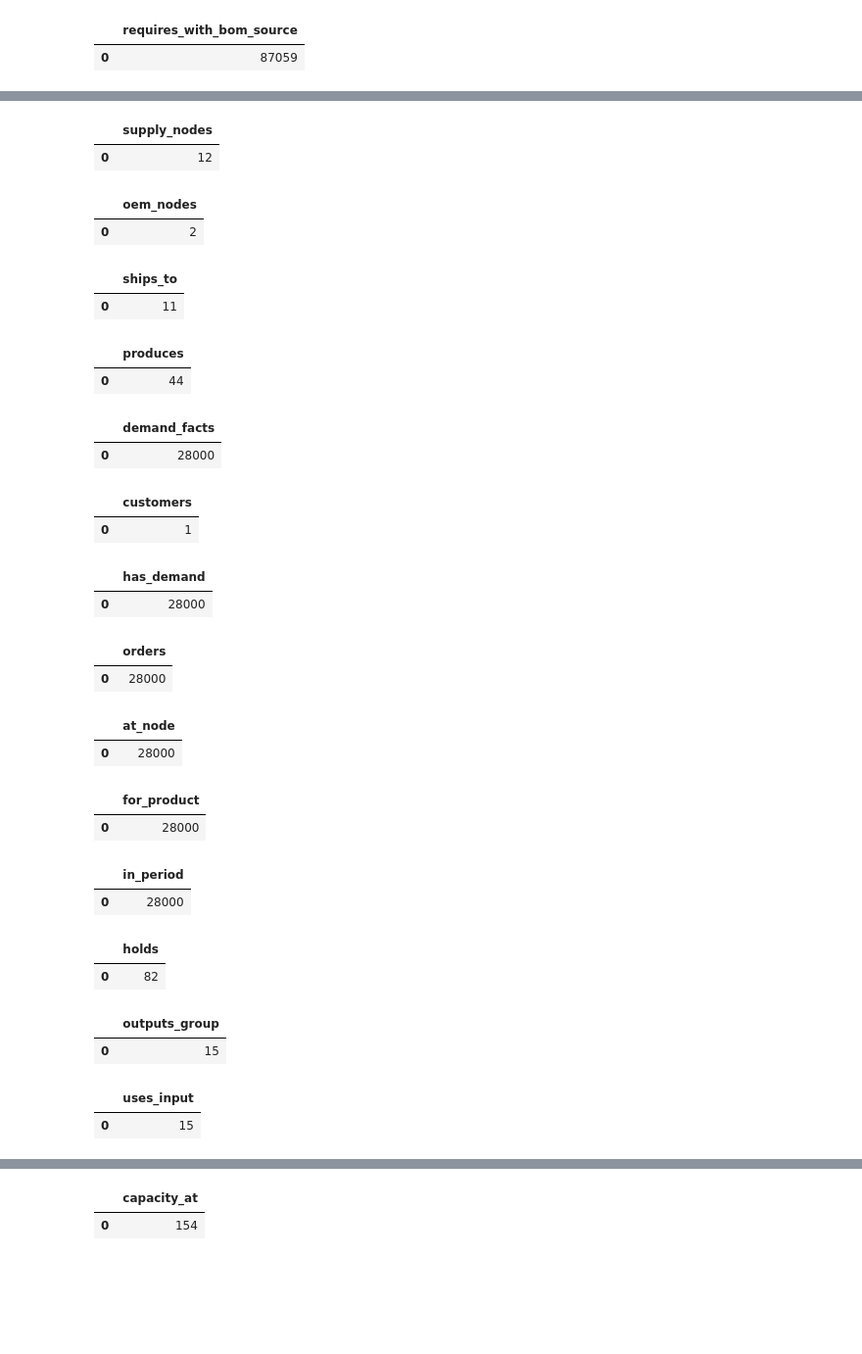
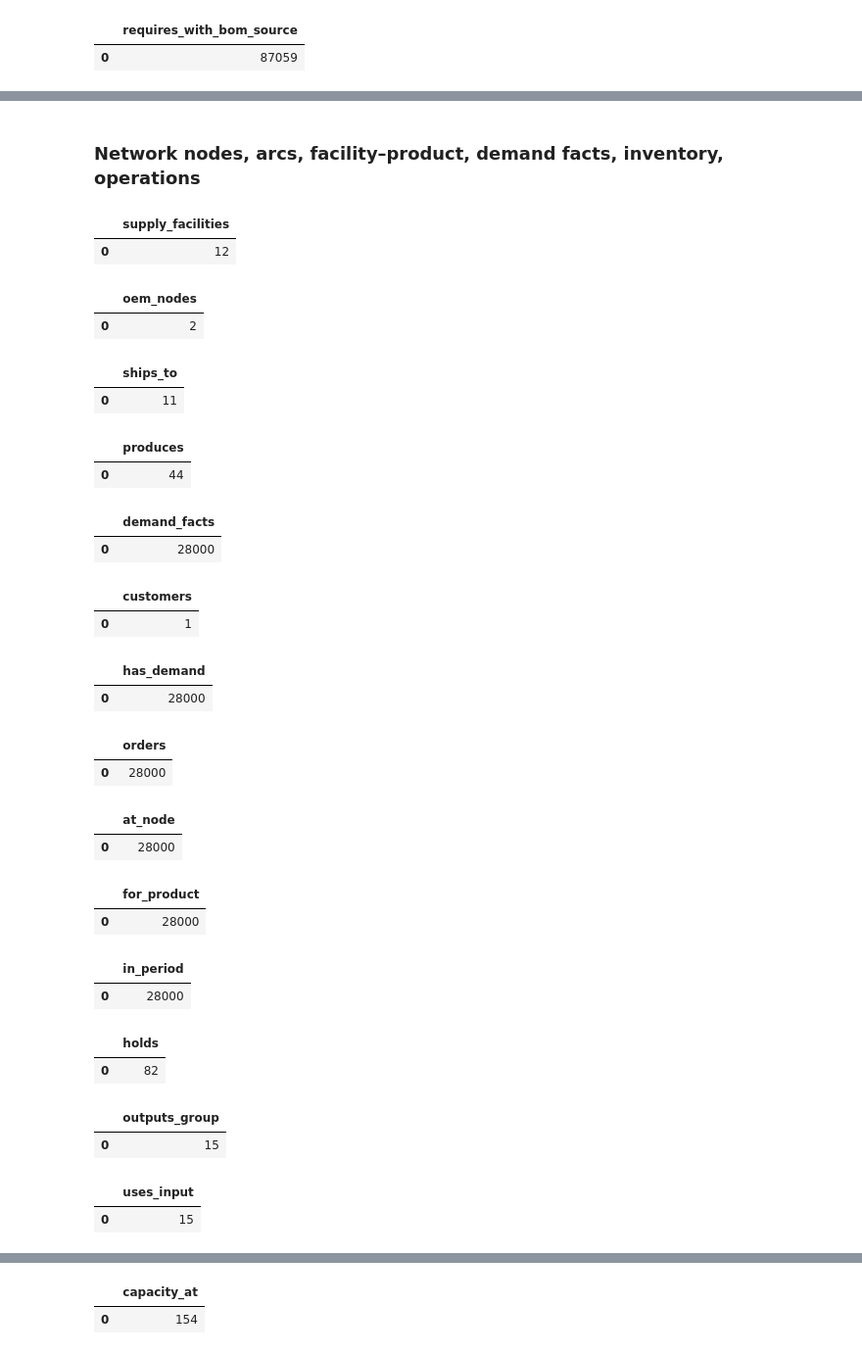
Before and after one commit to PeterMangoro/neo4j, a Jupyter notebook: finalProject/AutomotiveSupplyChain_Merged_Submission.ipynb, the cells around one changed output, grey strips where cells are left out. Shown at 98% size. Cells and saved outputs as stored; diff of their text form; code cells hidden in the pictures; blank space fills up the shorter version.

```diff
--- a/finalProject/AutomotiveSupplyChain_Merged_Submission.ipynb
+++ b/finalProject/AutomotiveSupplyChain_Merged_Submission.ipynb
@@ -1380,5 +413,7 @@ display(run_query("MATCH ()-[r:REQUIRES]->() WHERE r.source = 'BOM' RETURN count
+# %% [markdown]
+### Network nodes, arcs, facility–product, demand facts, inventory, operations
 # %%
-# — LOAD CSV: Node (+ domain labels), SHIPS_TO (+arcKey), PRODUCES, DemandFact + Customer,
+# — LOAD CSV: Facility (+ domain labels), SHIPS_TO (+arcKey), PRODUCES, DemandFact + Customer,
 # HOLDS, OUTPUTS_GROUP + USES_INPUT
 
 
@@ -1386,18 +421,18 @@ nodes_cypher = """
 LOAD CSV WITH HEADERS FROM 'file:///nodes.csv' AS row
 WITH trim(toString(row.node_n)) AS nn
 WHERE nn <> ''
-MERGE (:Node {nodeId: nn})
+MERGE (:Facility {nodeId: nn})
 """
 run_query(nodes_cypher)
 
 _node_label_queries = [
- """MATCH (n:Node)
+ """MATCH (n:Facility)
 SET n.displayName = n.nodeId,
  n.siteKind = CASE WHEN n.nodeId IN ['zp7', 'zp8'] THEN 'OEM' ELSE 'supplier' END""",
- "MATCH (n:Node) WHERE n.nodeId IN ['zp7', 'zp8'] SET n:OEM",
- "MATCH (n:Node) WHERE NOT n.nodeId IN ['zp7', 'zp8'] SET n:SupplierSite",
- "MATCH (n:Node) WHERE n.nodeId ENDS WITH '_prod' SET n:Production",
- "MATCH (n:Node) WHERE n.nodeId ENDS WITH '_inv' SET n:Inventory",
+ "MATCH (n:Facility) WHERE n.nodeId IN ['zp7', 'zp8'] SET n:OEM",
+ "MATCH (n:Facility) WHERE NOT n.nodeId IN ['zp7', 'zp8'] SET n:SupplierSite",
+ "MATCH (n:Facility) WHERE n.nodeId ENDS WITH '_prod' SET n:Production",
+ "MATCH (n:Facility) WHERE n.nodeId ENDS WITH '_inv' SET n:Inventory",
 ]
 for _q in _node_label_queries:
  run_query(_q)
@@ -1408,8 +443,8 @@ WITH trim(toString(row.starting_node_i)) AS si,
  trim(toString(row.ending_node_j)) AS ej,
  row
 WHERE si <> '' AND ej <> ''
-MERGE (a:Node {nodeId: si})
-MERGE (b:Node {nodeId: ej})
+MERGE (a:Facility {nodeId: si})
+MERGE (b:Facility {nodeId: ej})
 MERGE (a)-[s:SHIPS_TO]->(b)
 SET s.leadTime = coalesce(toInteger(trim(toString(row.process_lead_time_l_ij))), 0),
  s.productGroup = trim(toString(row.group_g)),
@@ -1422,7 +457,7 @@ LOAD CSV WITH HEADERS FROM 'file:///nodes_inflow.csv' AS row
 WITH trim(toString(row.node_n)) AS nn,
  trim(toString(row.product_p)) AS pid
 WHERE nn <> '' AND pid <> ''
-MERGE (n:Node {nodeId: nn})
+MERGE (n:Facility {nodeId: nn})
 MERGE (pr:Product {productId: pid})
 MERGE (n)-[:PRODUCES]->(pr)
 """
@@ -1439,7 +474,7 @@ WHERE ptc <> ''
 WITH nn, pid, row, toInteger(ptc) AS pt
 WHERE pt IS NOT NULL
 MERGE (cust:Customer {customerId: 'market'})
-MERGE (n:Node {nodeId: nn})
+MERGE (n:Facility {nodeId: nn})
 MERGE (pr:Product {productId: pid})
 MERGE (t:Period {periodId: pt})
 MERGE (f:DemandFact {demandKey: nn + '::' + pid + '::' + toString(pt)})
@@ -1462,7 +497,7 @@ WITH nn, pid, row, trim(toString(row.period_t)) AS ptc
 WHERE ptc <> ''
 WITH nn, pid, row, toInteger(ptc) AS pt
 WHERE pt IS NOT NULL
-MERGE (n:Node {nodeId: nn})
+MERGE (n:Facility {nodeId: nn})
 MERGE (pr:Product {productId: pid})
 MERGE (n)-[h:HOLDS {periodId: pt}]->(pr)
 SET h.initialInventory = coalesce(toInteger(trim(toString(row.initial_inventory_I_np0))), 0),
@@ -1477,36 +512,36 @@ WITH trim(toString(row.node_n)) AS nn,
  trim(toString(row.input_product_group_x)) AS gx,
  trim(toString(row.output_product_group_y)) AS gy,
  row
 WHERE nn <> '' AND gx <> '' AND gy <> ''
-MERGE (n:Node {nodeId: nn})
+MERGE (n:Facility {nodeId: nn})
 MERGE (gout:ProductGroup {groupName: gy})
 MERGE (gin:ProductGroup {groupName: gx})
 MERGE (n)-[out:OUTPUTS_GROUP {inputGroup: gx}]->(gout)
 SET out.outputGroup = gy,
  out.inputQty = coalesce(toInteger(trim(toString(row.input_quantity_in_nxy))), 0),
  out.outputQty = coalesce(toInteger(trim(toString(row.output_quantity_out_nxy))), 0),
  out.alpha = coalesce(toFloat(trim(toString(row.alpha_nxy))), 0.0),
  out.beta = coalesce(toFloat(trim(toString(row.beta_nxy))), 0.0)
 MERGE (n)-[inp:USES_INPUT {inputGroup: gx}]->(gin)
 """
 run_query(operations_cypher)
 
-display(run_query("MATCH (n:Node) RETURN count(n) AS supply_nodes"))
+display(run_query("MATCH (n:Facility) RETURN count(n) AS supply_facilities"))
 display(run_query("MATCH (n:OEM) RETURN count(n) AS oem_nodes"))
 display(run_query("MATCH ()-[s:SHIPS_TO]->() RETURN count(s) AS ships_to"))
 display(run_query("MATCH ()-[p:PRODUCES]->() RETURN count(p) AS produces"))
 display(run_query("MATCH (f:DemandFact) RETURN count(f) AS demand_facts"))
 display(run_query("MATCH (c:Customer) RETURN count(c) AS customers"))
 display(run_query("MATCH ()-[r:HAS_DEMAND]->() RETURN count(r) AS has_demand"))
 display(run_query("MATCH ()-[r:ORDERS]->() RETURN count(r) AS orders"))
 display(run_query("MATCH ()-[r:AT_NODE]->() RETURN count(r) AS at_node"))
 display(run_query("MATCH ()-[r:FOR_PRODUCT]->() RETURN count(r) AS for_product"))
 display(run_query("MATCH ()-[r:IN_PERIOD]->() RETURN count(r) AS in_period"))
 display(run_query("MATCH ()-[ho:HOLDS]->() RETURN count(ho) AS holds"))
 display(run_query("MATCH ()-[o:OUTPUTS_GROUP]->() RETURN count(o) AS outputs_group"))
 display(run_query("MATCH ()-[u:USES_INPUT]->() RETURN count(u) AS uses_input"))
 # %% [output]
-|  | supply_nodes |
+|  | supply_facilities |
 | 0 | 12 |
 |  | oem_nodes |
 | 0 | 2 |
```
Also changed, not shown: parts of 93 cells of this notebook.
